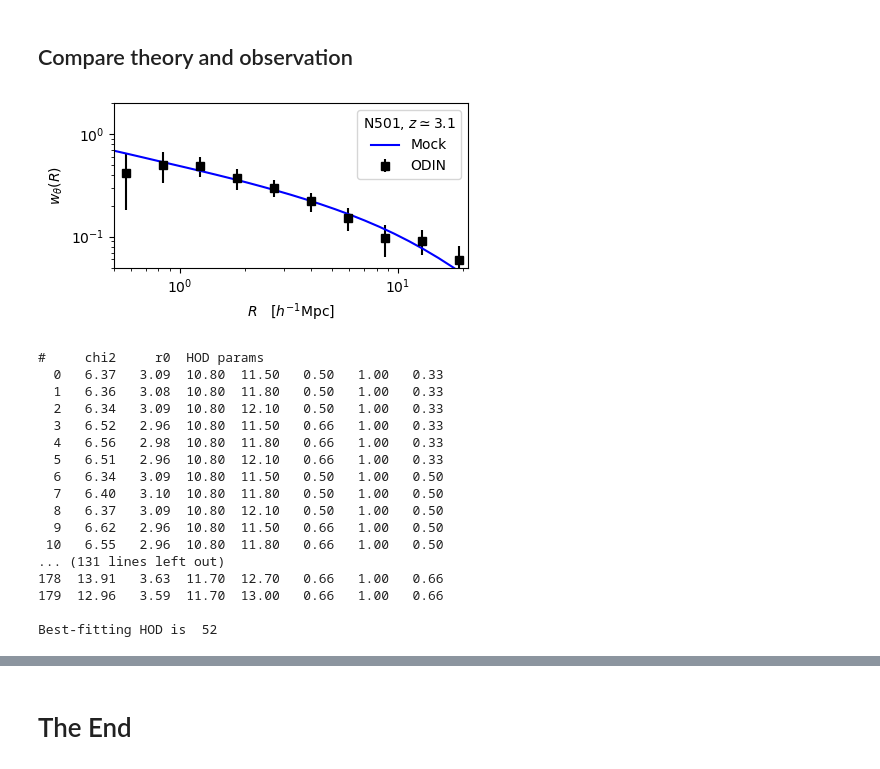
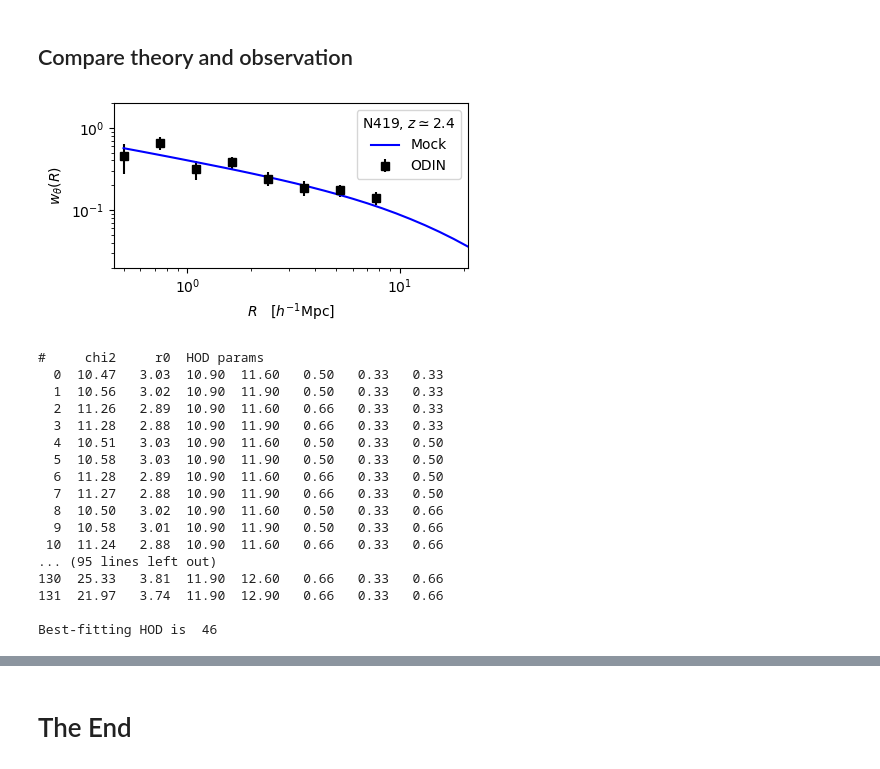
Before and after one commit to martinjameswhite/AnalyzeLAE, a Jupyter notebook: odin/CheckData_N419.ipynb, the cells around one changed output, grey strips where cells are left out. Cells and saved outputs as stored; diff of their text form; code cells hidden in the pictures.

```diff
--- a/odin/CheckData_N419.ipynb
+++ b/odin/CheckData_N419.ipynb
@@ -38,9 +38,10 @@ print(fint_dict)
 # %%
-filter_name = "N501"
+filter_name = "N419"
 fieldn      = "cosmos"
 fname       = fieldn+"_"+filter_name
 chi0        = chi_dict[filter_name]
 zrange      = [3.075,3.175]
+zrange      = [2.35,2.5]
 # %% [markdown]
 Take a quick look at the master file to check we're doing what we think we are.
 # %%
@@ -192,12 +199,13 @@ def compute_r0_from_wR(R,wp,rfid=5.0,gam=1.8):
 # %%
 # Theory.
 thyfn = "lae_n501_c000_ph100_s.json"
+thyfn = "lae_n419_c000_ph100_s.json"
 #thyfn = "lae_n501_c000_ph300_s.json"
 #thyfn = "lae_n501_c000_ph310_s.json"
 ximod = NbodyCorrelationFunctions("../mocks/"+thyfn)
 thy   = ThinShellWR(ximod,chi0,"lae_"+fname+"_sfn.txt")
 Nmock = len(ximod.mod['mocks'])
-ihod  = 41
+ihod  = 55
 # %%
 # Compare our projected clustering to the power-law
 # fits from Khostovan+19.
@@ -268,3 +276,9 @@ Sampling fraction  0.0218
+# %%
+rval,wx = rval[:-2],wx[:-2]
+Ndof    = rval.size
+cov     = cov[:-2,:-2]
+err     = np.sqrt(np.diag(cov))
+cinv    = np.linalg.inv(cov)
 # %% [markdown]
 ## Write a summary file
 # %%
@@ -308,23 +322,23 @@ with open('odin_s{:d}_'.format(selection)+fname+'_mod.json','w') as fout:
 # %%
 fig,ax = plt.subplots(1,1,figsize=(4.5,2.5))
 #
 ax.errorbar(rval,wx,yerr=err,fmt='s',color='k',label=r'ODIN')
 ax.plot(Rs,wofR,'b-',label=r'Mock')
 #
-ax.legend(title='N501, $z\simeq 3.1$')
+ax.legend(title=filter_name+', $z\simeq {:.1f}$'.format((zrange[0]+zrange[1])/2.))
 #
 ax.set_xscale('log')
 ax.set_yscale('log')
-ax.set_xlim(0.50,21)
-ax.set_ylim(0.05, 2)
+ax.set_xlim(0.45,21)
+ax.set_ylim(0.02, 2)
 ax.set_xlabel(r'$R\quad [h^{-1}{\rm Mpc}]$')
 ax.set_ylabel(r'$w_\theta(R)$')
 #
 plt.tight_layout()
 plt.savefig('odin_s{:d}_'.format(selection)+fname+'_wR.png')
 plt.savefig('odin_s{:d}_'.format(selection)+fname+'_wR.pdf')
 # %% [output]
-[figure, old version]
+[figure, new version]
 # %%
 # Now we can compute chi^2 for each HOD model
 # a print those that are "reasonable fits".
@@ -339,7 +353,7 @@ for ihod in range(Nmock):
     clst.append(chi2)
     rlst.append(r0)
     #
-    if chi2<chi2dist.ppf(0.90,Ndof):
+    if chi2<chi2dist.ppf(0.999,Ndof):
         outstr = "{:3d} {:6.2f} {:6.2f}".format(ihod,chi2,r0)
         for x in mm['hod']:
             outstr += " {:6.2f}".format(x)
@@ -351,22 +365,22 @@ minhod = np.argmin(clst)
 print("\nBest-fitting HOD is ",minhod)
 # %% [output]
 #     chi2     r0  HOD params
-  0   6.37   3.09  10.80  11.50   0.50   1.00   0.33
-  1   6.36   3.08  10.80  11.80   0.50   1.00   0.33
-  2   6.34   3.09  10.80  12.10   0.50   1.00   0.33
-  3   6.52   2.96  10.80  11.50   0.66   1.00   0.33
-  4   6.56   2.98  10.80  11.80   0.66   1.00   0.33
-  5   6.51   2.96  10.80  12.10   0.66   1.00   0.33
-  6   6.34   3.09  10.80  11.50   0.50   1.00   0.50
-  7   6.40   3.10  10.80  11.80   0.50   1.00   0.50
-  8   6.37   3.09  10.80  12.10   0.50   1.00   0.50
-  9   6.62   2.96  10.80  11.50   0.66   1.00   0.50
- 10   6.55   2.96  10.80  11.80   0.66   1.00   0.50
-... (131 lines left out)
-178  13.91   3.63  11.70  12.70   0.66   1.00   0.66
-179  12.96   3.59  11.70  13.00   0.66   1.00   0.66
+  0  10.47   3.03  10.90  11.60   0.50   0.33   0.33
+  1  10.56   3.02  10.90  11.90   0.50   0.33   0.33
+  2  11.26   2.89  10.90  11.60   0.66   0.33   0.33
+  3  11.28   2.88  10.90  11.90   0.66   0.33   0.33
+  4  10.51   3.03  10.90  11.60   0.50   0.33   0.50
+  5  10.58   3.03  10.90  11.90   0.50   0.33   0.50
+  6  11.28   2.89  10.90  11.60   0.66   0.33   0.50
+  7  11.27   2.88  10.90  11.90   0.66   0.33   0.50
+  8  10.50   3.02  10.90  11.60   0.50   0.33   0.66
+  9  10.58   3.01  10.90  11.90   0.50   0.33   0.66
+ 10  11.24   2.88  10.90  11.60   0.66   0.33   0.66
+... (95 lines left out)
+130  25.33   3.81  11.90  12.60   0.66   0.33   0.66
+131  21.97   3.74  11.90  12.90   0.66   0.33   0.66
 
-Best-fitting HOD is  52
+Best-fitting HOD is  46
 # %%
 # Work out the mean and std.dev. for r0.
 prob  = np.exp(-0.5*(clst-Ndof))
```
Also changed, not shown: parts of 13 cells of this notebook.
